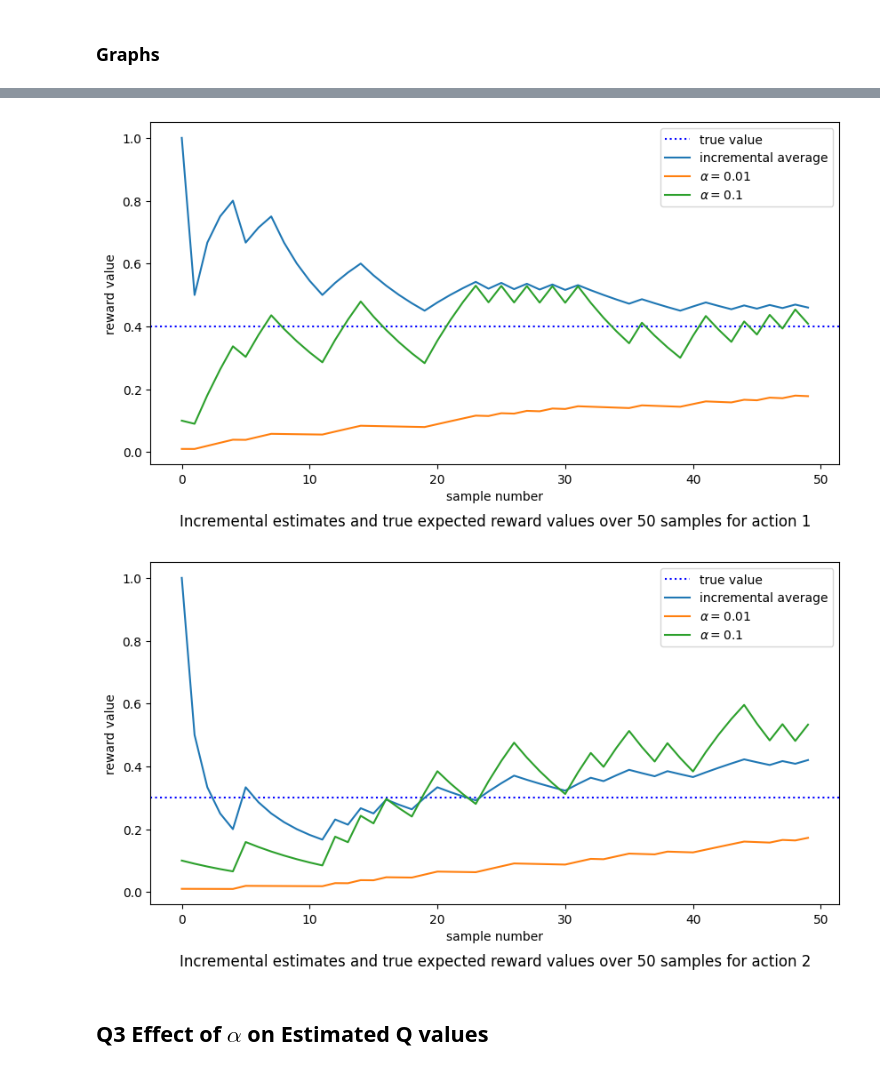
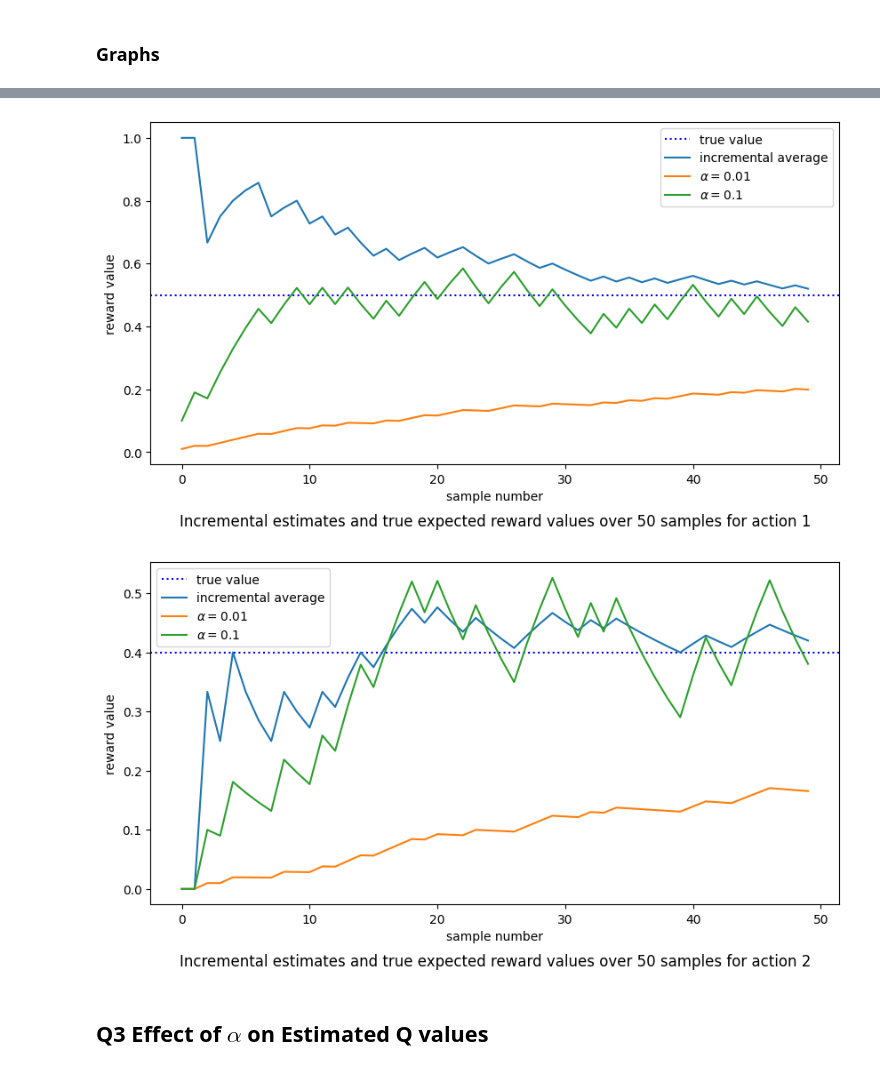
Before and after one commit to ryanreszetnik/COMP579, a Jupyter notebook: A1/COMP579_Assignment1.ipynb, the cells around one changed output, grey strips where cells are left out. Drawn from its saved outputs; the diff is of its cells as text; code cells hidden in the pictures.

```diff
--- a/A1/COMP579_Assignment1.ipynb
+++ b/A1/COMP579_Assignment1.ipynb
@@ -36,24 +36,24 @@ class BernoulliBandit:
   """
 
   def __init__(self, num_arms, probs_arr):
-    self.num_arms = """ YOUR CODE GOES HERE """
-    self.probs_arr = """ YOUR CODE GOES HERE """
+    self.num_arms = num_arms
+    self.probs_arr = probs_arr
 
   def sample(self, arm_index):
-    return """ YOUR CODE GOES HERE """
+    return 0 if random.random() < 1 - self.probs_arr[arm_index] else 1
 # %%
 delta = 0.1
 num_arms = 3
 probs_arr = [0.5+delta, 0.5, 0.5-delta]
 num_samples = 50
 
-three_arm_bernoulli_bandit = """ YOUR CODE GOES HERE """
+three_arm_bernoulli_bandit = BernoulliBandit(num_arms, probs_arr)
 actions = range(num_arms)
 
 action_rewards = []
 for action in actions:
   # store 50 samples per action
-  rewards = """ YOUR CODE GOES HERE """
+  rewards = [three_arm_bernoulli_bandit.sample(action) for _ in range(num_samples)]
   action_rewards.append(rewards)
 # %% [markdown]
 ### Graphs
@@ -61,9 +61,8 @@ for action in actions:
 for action in actions:
   fig, ax = plt.subplots()
 
-  true_value = """ YOUR CODE GOES HERE """
-  estimated_value = """ YOUR CODE GOES HERE """
-
+  true_value = probs_arr[action]
+  estimated_value = np.mean(np.array(action_rewards[action]))
   # draw the line of the true value
   line_true_val = ax.axhline(y = true_value, color = 'b', linestyle = ':', label = "true value")
   # draw the line of the estimated value
@@ -99,7 +98,7 @@ def update(reward_samples, alpha):
   """
   prev_val = 0
   for sample in reward_samples:
-    new_val = """ YOUR CODE GOES HERE """
+    new_val = alpha * sample + (1 - alpha) * prev_val
     prev_val = new_val
     yield new_val
 
@@ -117,9 +116,9 @@ def updateAvg(reward_samples):
   n = 1
   # first iteration only updates n to 2, no update to average
   for sample in reward_samples:
-    new_val = """ YOUR CODE GOES HERE """
+    new_val = prev_val + (sample - prev_val) / n
     prev_val = new_val
-    n = """ YOUR CODE GOES HERE """
+    n = n + 1
     yield new_val
 # %% [markdown]
 ### Graphs
@@ -128,12 +127,14 @@ for action in actions:
   fig, ax = plt.subplots()
 
   # obtain incremental values for averaging, alpha = 0.01, alpha = 0.1
-  incr_avgs = list(""" YOUR CODE GOES HERE """)
-  alpha_1_percent = list(""" YOUR CODE GOES HERE """)
-  alpha_10_percent = list(""" YOUR CODE GOES HERE """)
+  # incr_avgs_gen = updateAvg(action_rewards[action])
+  # alpha_1_percent_gen = update(action_rewards[action], 0.01)
+  # alpha_10_percent_gen = update(action_rewards[action], 0.1)
 
+  incr_avgs = list(updateAvg(action_rewards[action]))
+  alpha_1_percent = list(update(action_rewards[action], 0.01))
+  alpha_10_percent = list(update(action_rewards[action], 0.1))
   true_value = probs_arr[action]
-
   # draw the true value line
   line_true_val = ax.axhline(y = true_value, color = 'b', linestyle = ':', label = "true value")
 
@@ -153,5 +154,5 @@ for action in actions:
-[figure, old version]
+[figure, new version]
-[figure, old version]
+[figure, new version]
 # %% [markdown]
 ## Q3 Effect of $α$ on Estimated Q values
 # %%
```
Also changed, not shown: parts of 12 cells of this notebook.
